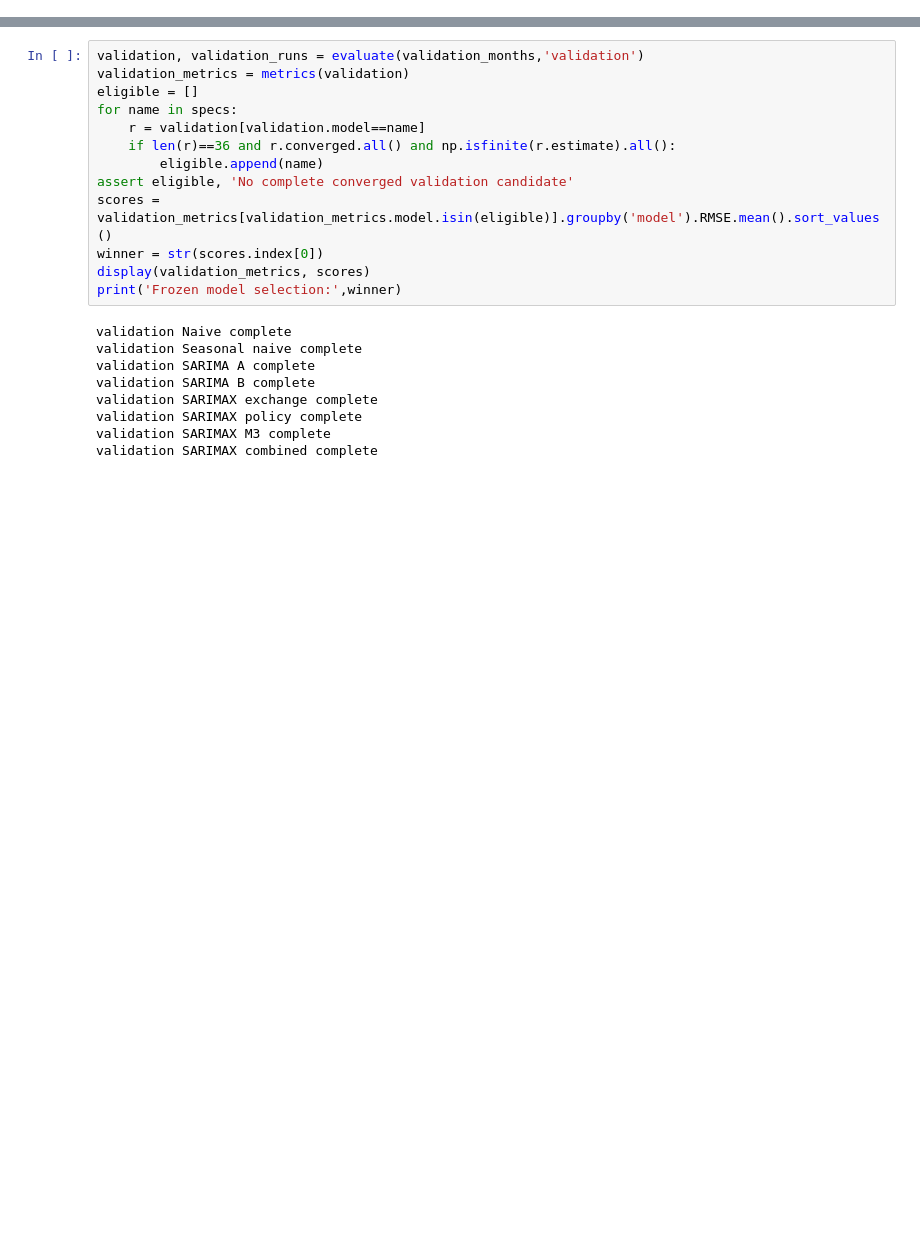
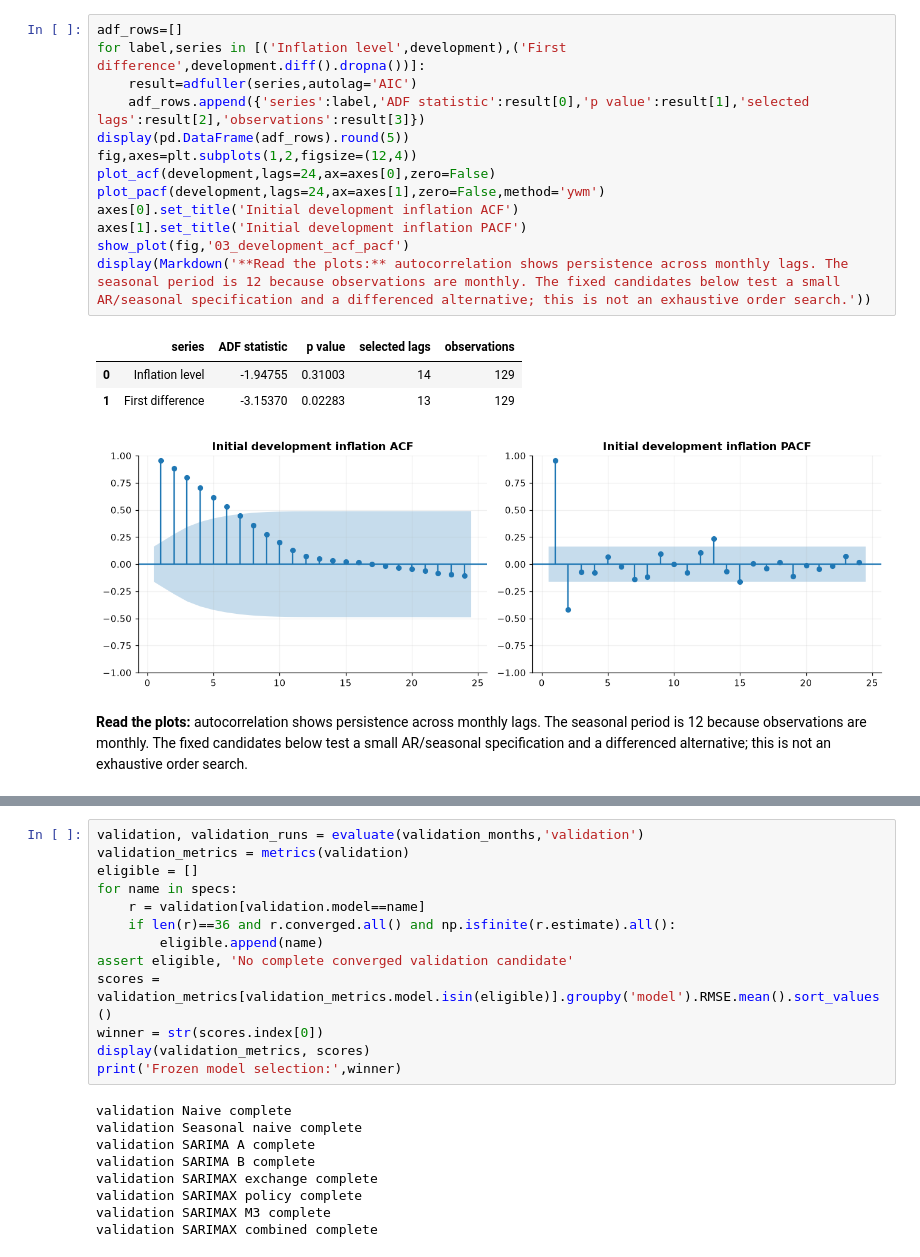
Before and after one commit to bonesbonesbonesbones/philippine_inflation_observatory, a Jupyter notebook: notebooks/02_model_development.ipynb, the cells around one changed output, grey strips where cells are left out. Cells and saved outputs as stored; diff of their text form; blank space fills up the shorter version.

```diff
--- a/notebooks/02_model_development.ipynb
+++ b/notebooks/02_model_development.ipynb
@@ -42,0 +174,19 @@ The source data may contain later revisions. These controls do not establish his
+# %%
+adf_rows=[]
+for label,series in [('Inflation level',development),('First difference',development.diff().dropna())]:
+    result=adfuller(series,autolag='AIC')
+    adf_rows.append({'series':label,'ADF statistic':result[0],'p value':result[1],'selected lags':result[2],'observations':result[3]})
+display(pd.DataFrame(adf_rows).round(5))
+fig,axes=plt.subplots(1,2,figsize=(12,4))
+plot_acf(development,lags=24,ax=axes[0],zero=False)
+plot_pacf(development,lags=24,ax=axes[1],zero=False,method='ywm')
+axes[0].set_title('Initial development inflation ACF')
+axes[1].set_title('Initial development inflation PACF')
+show_plot(fig,'03_development_acf_pacf')
+display(Markdown('**Read the plots:** autocorrelation shows persistence across monthly lags. The seasonal period is 12 because observations are monthly. The fixed candidates below test a small AR/seasonal specification and a differenced alternative; this is not an exhaustive order search.'))
+# %% [output]
+|  | series | ADF statistic | p value | selected lags | observations |
+| 0 | Inflation level | -1.94755 | 0.31003 | 14 | 129 |
+| 1 | First difference | -3.15370 | 0.02283 | 13 | 129 |
+[figure, added]
+**Read the plots:** autocorrelation shows persistence across monthly lags. The seasonal period is 12 because observations are monthly. The fixed candidates below test a small AR/seasonal specification and a differenced alternative; this is not an exhaustive order search.
```
Also changed, not shown: parts of 34 cells of this notebook, 34 other files.
